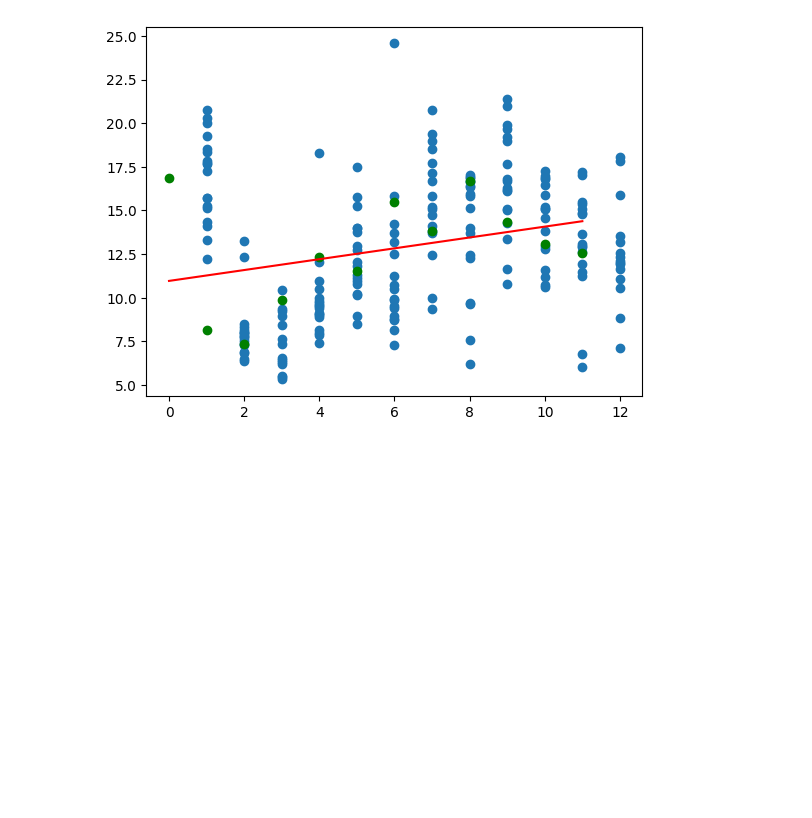
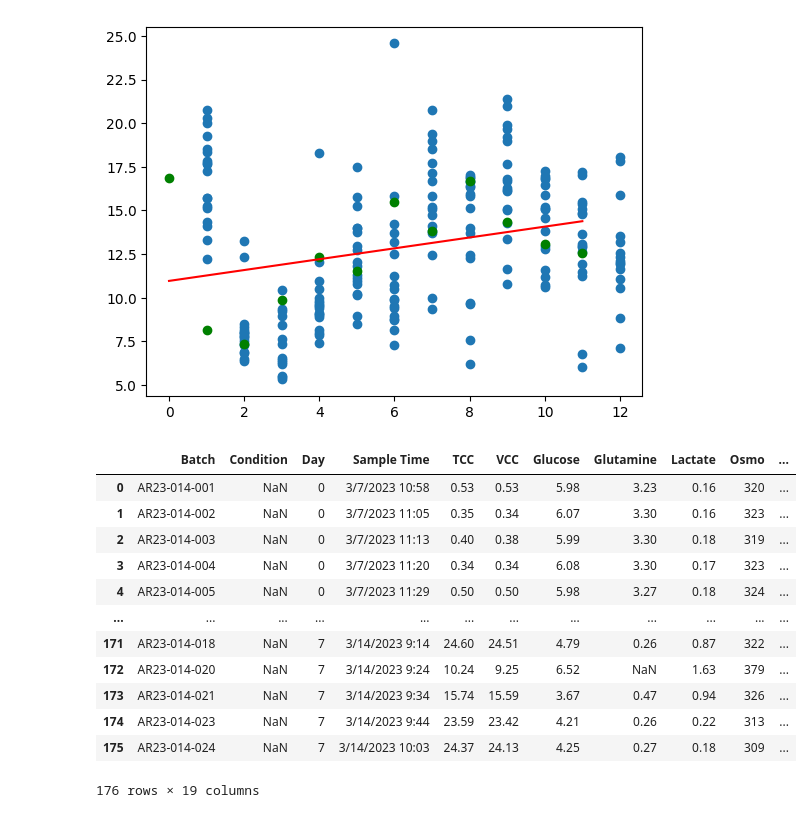
Before and after one commit to zhatz111/state-space-mpc, a Jupyter notebook: notebooks/soft-sensor-exploration.ipynb, the cells around one changed output. Drawn from its saved outputs; the diff is of its cells as text; code cells hidden in the pictures; blank space fills up the shorter version.

```diff
--- a/notebooks/soft-sensor-exploration.ipynb
+++ b/notebooks/soft-sensor-exploration.ipynb
@@ -345,3 +345,19 @@ plt.scatter(rate_data[rate_data["Glucose_Consump (ng/cell/day)"] > 5]["Day"], ra
 # %% [output]
 <matplotlib.collections.PathCollection at 0x...>
 [figure]
+# %%
+pd.read_csv(r"C:\Users\zah48132\OneDrive - GSK\Documents\GitHub\state-space-model\data\raw\AR23-014-Model-Data.csv")
+# %% [output]
+|  | Batch | Condition | Day | Sample Time | TCC | VCC | Glucose | Glutamine | Lactate | Osmo | ... |
+| 0 | AR23-014-001 | NaN | 0 | 3/7/2023 10:58 | 0.53 | 0.53 | 5.98 | 3.23 | 0.16 | 320 | ... |
+| 1 | AR23-014-002 | NaN | 0 | 3/7/2023 11:05 | 0.35 | 0.34 | 6.07 | 3.30 | 0.16 | 323 | ... |
+| 2 | AR23-014-003 | NaN | 0 | 3/7/2023 11:13 | 0.40 | 0.38 | 5.99 | 3.30 | 0.18 | 319 | ... |
+| 3 | AR23-014-004 | NaN | 0 | 3/7/2023 11:20 | 0.34 | 0.34 | 6.08 | 3.30 | 0.17 | 323 | ... |
+| 4 | AR23-014-005 | NaN | 0 | 3/7/2023 11:29 | 0.50 | 0.50 | 5.98 | 3.27 | 0.18 | 324 | ... |
+| ... | ... | ... | ... | ... | ... | ... | ... | ... | ... | ... | ... |
+| 171 | AR23-014-018 | NaN | 7 | 3/14/2023 9:14 | 24.60 | 24.51 | 4.79 | 0.26 | 0.87 | 322 | ... |
+| 172 | AR23-014-020 | NaN | 7 | 3/14/2023 9:24 | 10.24 | 9.25 | 6.52 | NaN | 1.63 | 379 | ... |
+| 173 | AR23-014-021 | NaN | 7 | 3/14/2023 9:34 | 15.74 | 15.59 | 3.67 | 0.47 | 0.94 | 326 | ... |
+| 174 | AR23-014-023 | NaN | 7 | 3/14/2023 9:44 | 23.59 | 23.42 | 4.21 | 0.26 | 0.22 | 313 | ... |
+| 175 | AR23-014-024 | NaN | 7 | 3/14/2023 10:03 | 24.37 | 24.13 | 4.25 | 0.27 | 0.18 | 309 | ... |
+176 rows × 19 columns
```
Also changed, not shown: 18 other files.
